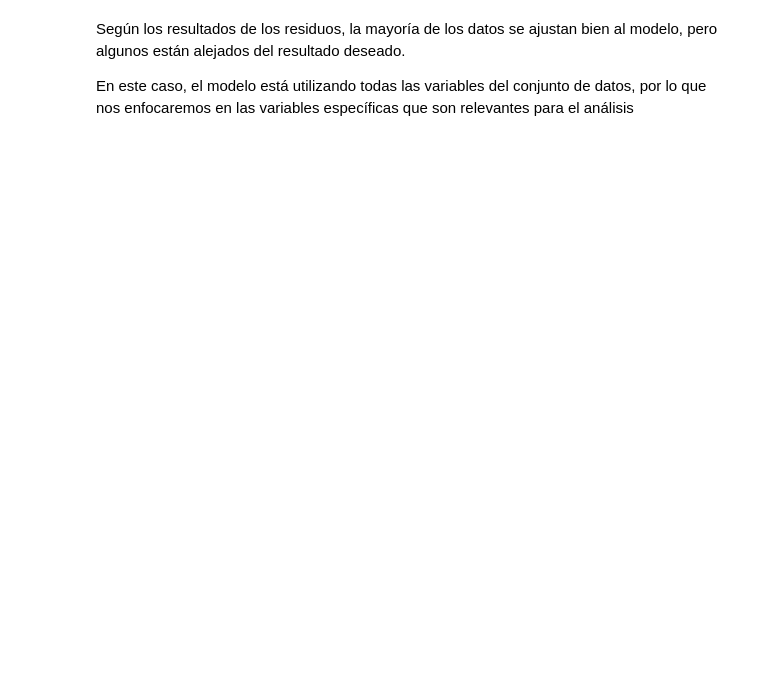
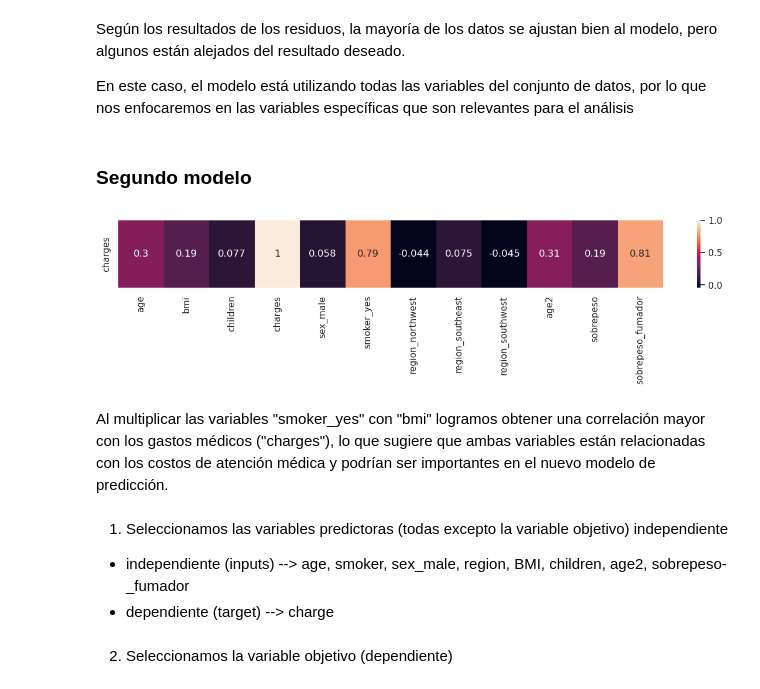
Before and after one commit to antonio-xrp/regresion-lineal, a Jupyter notebook: notebooks/0.2-antoniolml-caso-practico.ipynb, the cells around one changed output. Cells and saved outputs as stored; diff of their text form; code cells hidden in the pictures; blank space fills up the shorter version.

```diff
--- a/notebooks/0.2-antoniolml-caso-practico.ipynb
+++ b/notebooks/0.2-antoniolml-caso-practico.ipynb
@@ -137,7 +138,13 @@ region       object
 charges     float64
 dtype: object
 # %%
-df_dummy = pd.get_dummies(df, columns=['sex', 'smoker', 'region'],drop_first=True)
+df_dummy = (
+    pd.get_dummies(
+        df,
+        columns = ['sex','smoker','region'],
+        drop_first = True
+    )
+)
 df_dummy_corr = df_dummy.corr()
 # %%
 plt.figure(figsize=(18,2));
@@ -278,3 +284,23 @@ plt.plot();
 Según los resultados de los residuos, la mayoría de los datos se ajustan bien al modelo, pero algunos están alejados del resultado deseado.
 
 En este caso, el modelo está utilizando todas las variables del conjunto de datos, por lo que nos enfocaremos en las variables específicas que son relevantes para el análisis
+# %% [markdown]
+### Segundo modelo
+# %%
+df_second = df_dummy.copy(deep=True)
+df_second['age2'] = df_second.age ** 2
+df_second['sobrepeso'] = (df_second.bmi >= 30).astype(int)
+df_second['sobrepeso_fumador'] = df_second.sobrepeso * df_second.smoker_yes
+# %%
+plt.figure(figsize=(15,1.5));
+
+sns.heatmap(df_second.corr().iloc[3:4,:], annot = True);
+# %% [output]
+[figure, added]
+# %% [markdown]
+Al multiplicar las variables "smoker_yes" con "bmi" logramos obtener una correlación mayor con los gastos médicos ("charges"), lo que sugiere que ambas variables están relacionadas con los costos de atención médica y podrían ser importantes en el nuevo modelo de predicción.
+# %% [markdown]
+1. Seleccionamos las variables predictoras (todas excepto la variable objetivo) independiente
+
+* independiente (inputs) --> age, smoker, sex_male, region, BMI, children, age2, sobrepeso-_fumador
+* dependiente (target) --> charge
@@ -280,0 +309,2 @@ En este caso, el modelo está utilizando todas las variables del conjunto de dat
+# %% [markdown]
+2. Seleccionamos la variable objetivo (dependiente)
```
Also changed, not shown: parts of 52 cells of this notebook.
